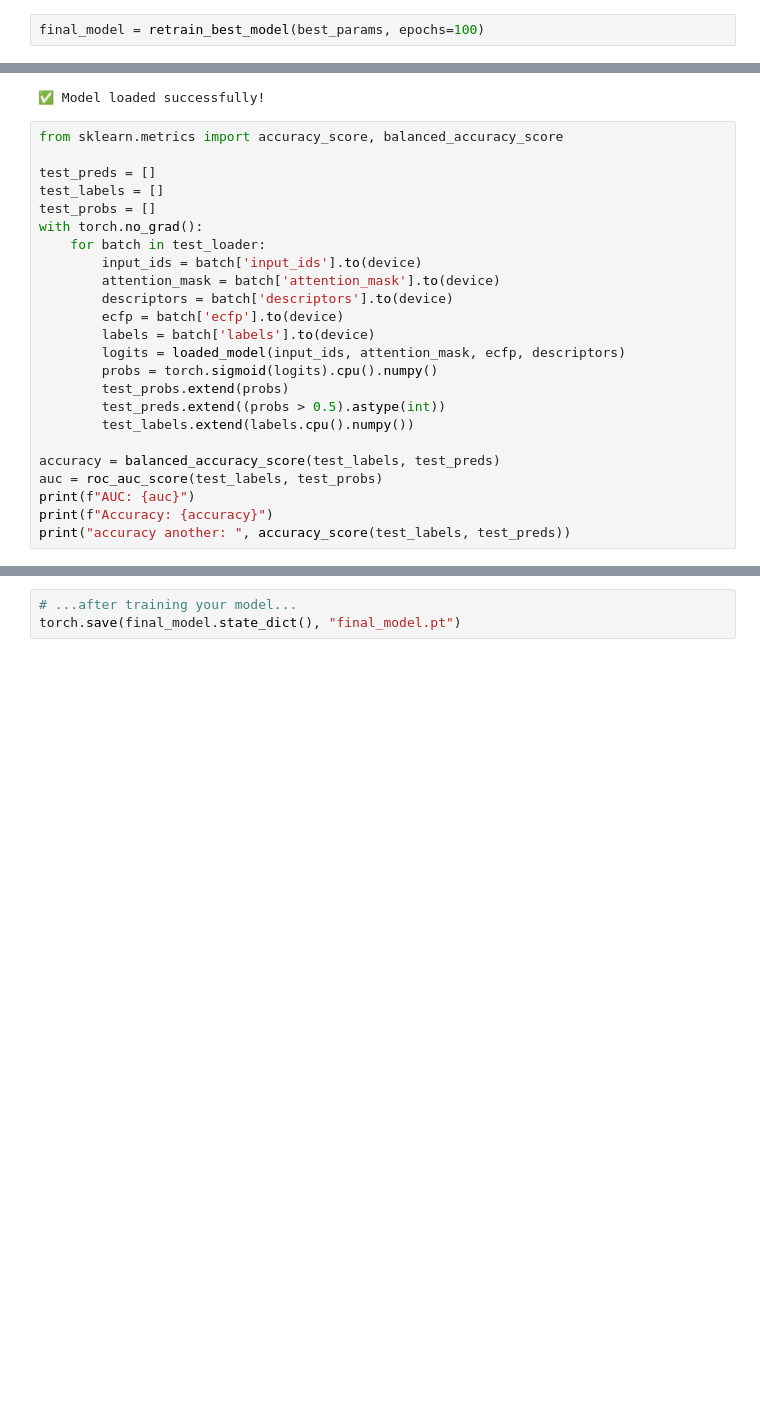
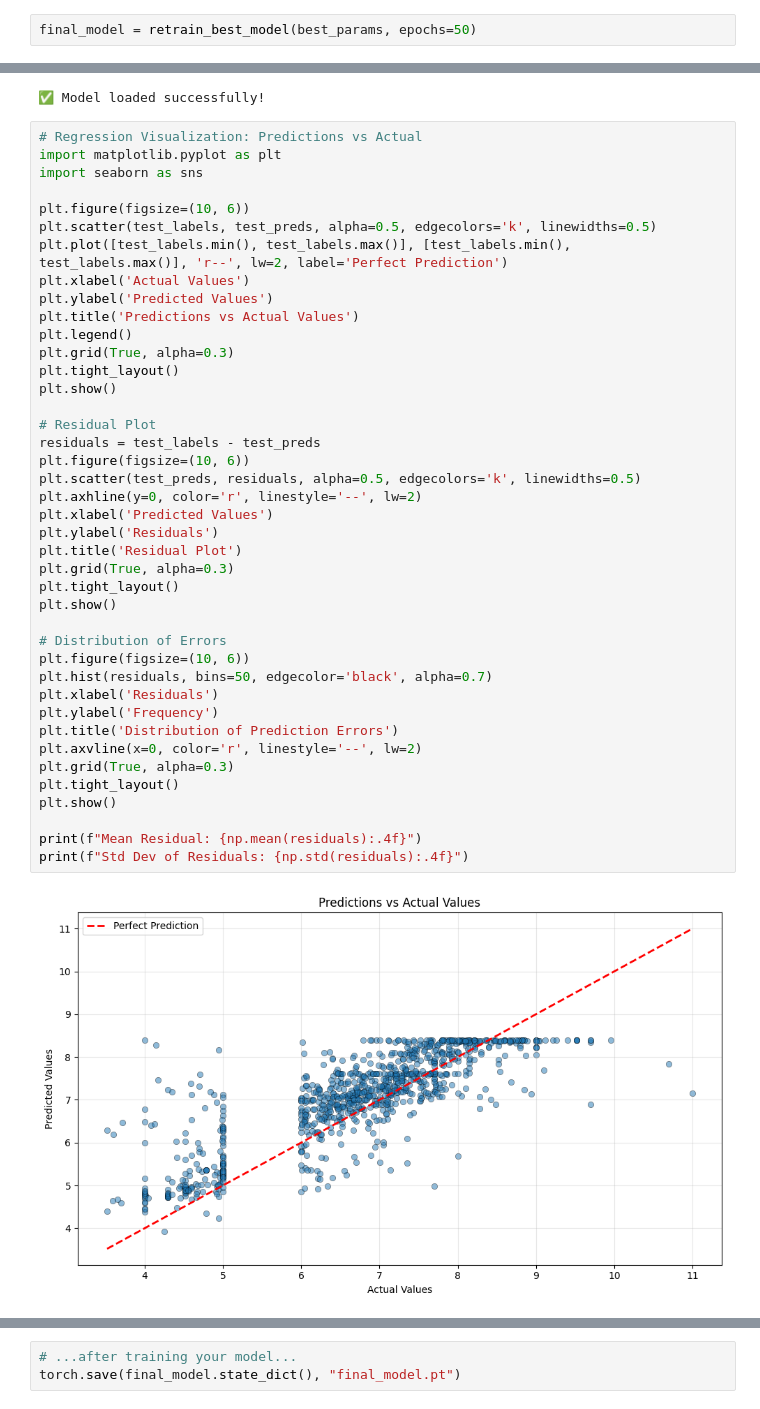
Before and after one commit to Mahamudul-Hasan-Rafi/Canonical-SMILES-BioActivity, a Jupyter notebook: bioactivity_dl 8_2 - reg - ChemZinc.ipynb, the cells around one changed output, grey strips where cells are left out. Saved outputs shown, nothing was run; the diff lists cells and outputs as text; blank space fills up the shorter version.

Commit message:
Regression Experiment added

```diff
--- a/bioactivity_dl 8_2 - reg - ChemZinc.ipynb
+++ b/bioactivity_dl 8_2 - reg - ChemZinc.ipynb
@@ -873,7 +873,7 @@ def retrain_best_model(best_params, epochs=50):
 
     return model
 # %%
-final_model = retrain_best_model(best_params, epochs=100)
+final_model = retrain_best_model(best_params, epochs=50)
 # %% [output]
 ================================================================================
 RETRAINING WITH BEST HYPERPARAMETERS (REGRESSION)
@@ -1117,27 +1117,45 @@ print("✅ Model loaded successfully!")
 # %% [output]
 ✅ Model loaded successfully!
 # %%
-from sklearn.metrics import accuracy_score, balanced_accuracy_score
+# Regression Visualization: Predictions vs Actual
+import matplotlib.pyplot as plt
+import seaborn as sns
 
-test_preds = []
-test_labels = []
-test_probs = []
-with torch.no_grad():
-	for batch in test_loader:
-		input_ids = batch['input_ids'].to(device)
-		attention_mask = batch['attention_mask'].to(device)
-		descriptors = batch['descriptors'].to(device)
-		ecfp = batch['ecfp'].to(device)
-		labels = batch['labels'].to(device)
-		logits = loaded_model(input_ids, attention_mask, ecfp, descriptors)
-		probs = torch.sigmoid(logits).cpu().numpy()
-		test_probs.extend(probs)
-		test_preds.extend((probs > 0.5).astype(int))
-		test_labels.extend(labels.cpu().numpy())
+plt.figure(figsize=(10, 6))
+plt.scatter(test_labels, test_preds, alpha=0.5, edgecolors='k', linewidths=0.5)
+plt.plot([test_labels.min(), test_labels.max()], [test_labels.min(), test_labels.max()], 'r--', lw=2, label='Perfect Prediction')
+plt.xlabel('Actual Values')
+plt.ylabel('Predicted Values')
+plt.title('Predictions vs Actual Values')
+plt.legend()
+plt.grid(True, alpha=0.3)
+plt.tight_layout()
+plt.show()
 
-accuracy = balanced_accuracy_score(test_labels, test_preds)
-auc = roc_auc_score(test_labels, test_probs)
-print(f"AUC: {auc}")
-print(f"Accuracy: {accuracy}")
-print("accuracy another: ", accuracy_score(test_labels, test_preds))
+# Residual Plot
+residuals = test_labels - test_preds
+plt.figure(figsize=(10, 6))
+plt.scatter(test_preds, residuals, alpha=0.5, edgecolors='k', linewidths=0.5)
+plt.axhline(y=0, color='r', linestyle='--', lw=2)
+plt.xlabel('Predicted Values')
+plt.ylabel('Residuals')
+plt.title('Residual Plot')
+plt.grid(True, alpha=0.3)
+plt.tight_layout()
+plt.show()
+
+# Distribution of Errors
+plt.figure(figsize=(10, 6))
+plt.hist(residuals, bins=50, edgecolor='black', alpha=0.7)
+plt.xlabel('Residuals')
+plt.ylabel('Frequency')
+plt.title('Distribution of Prediction Errors')
+plt.axvline(x=0, color='r', linestyle='--', lw=2)
+plt.grid(True, alpha=0.3)
+plt.tight_layout()
+plt.show()
+
+print(f"Mean Residual: {np.mean(residuals):.4f}")
+print(f"Std Dev of Residuals: {np.std(residuals):.4f}")
 # %% [output]
+[figure, added]
```
Also changed, not shown: parts of 7 cells of this notebook, 18 other files.
